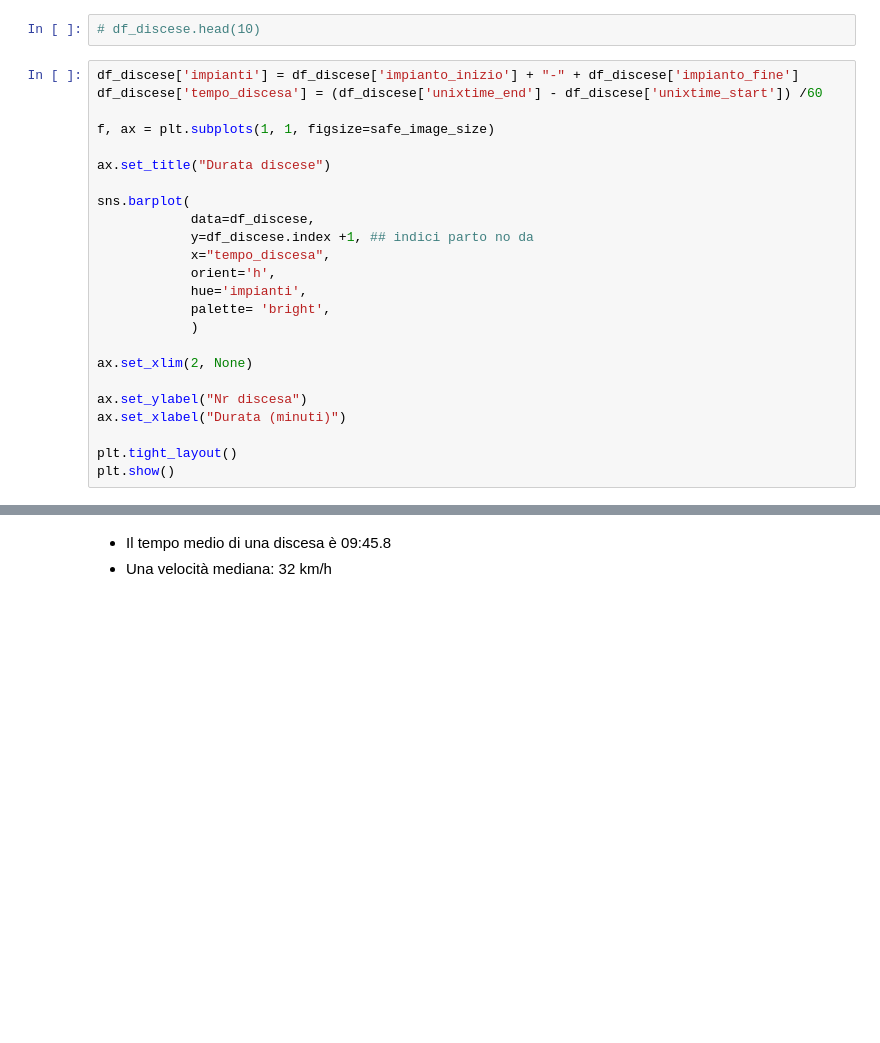
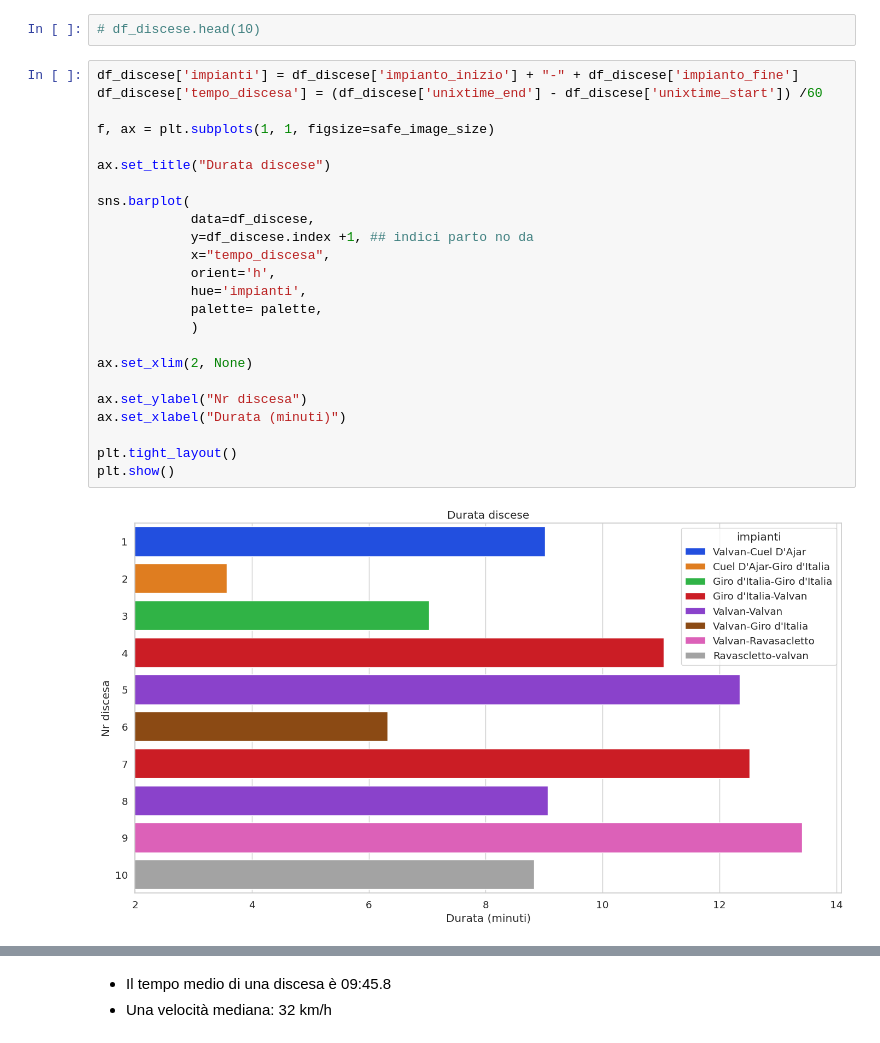
Before and after one commit to thomasmassarutto/DataSlopes, a Jupyter notebook: DataSlopes.ipynb, the cells around one changed output, grey strips where cells are left out. Drawn from its saved outputs; the diff is of its cells as text; blank space fills up the shorter version.

```diff
--- a/DataSlopes.ipynb
+++ b/DataSlopes.ipynb
@@ -711,27 +706,29 @@ velocita_max= gdf1['velocita'].max()* 3.6
 # %%
 df_discese['impianti'] = df_discese['impianto_inizio'] + "-" + df_discese['impianto_fine']
 df_discese['tempo_discesa'] = (df_discese['unixtime_end'] - df_discese['unixtime_start']) /60
 
 f, ax = plt.subplots(1, 1, figsize=safe_image_size)
 
 ax.set_title("Durata discese")
 
 sns.barplot(
             data=df_discese,
             y=df_discese.index +1, ## indici parto no da
             x="tempo_discesa",
             orient='h',
             hue='impianti',
-            palette= 'bright',
+            palette= palette,
             )
 
 ax.set_xlim(2, None)
 
 ax.set_ylabel("Nr discesa")
 ax.set_xlabel("Durata (minuti)")
 
 plt.tight_layout()
 plt.show()
+# %% [output]
+[figure, added]
 # %%
 ##TENERE?
 
```
Also changed, not shown: parts of 9 cells of this notebook, 1 other file.
